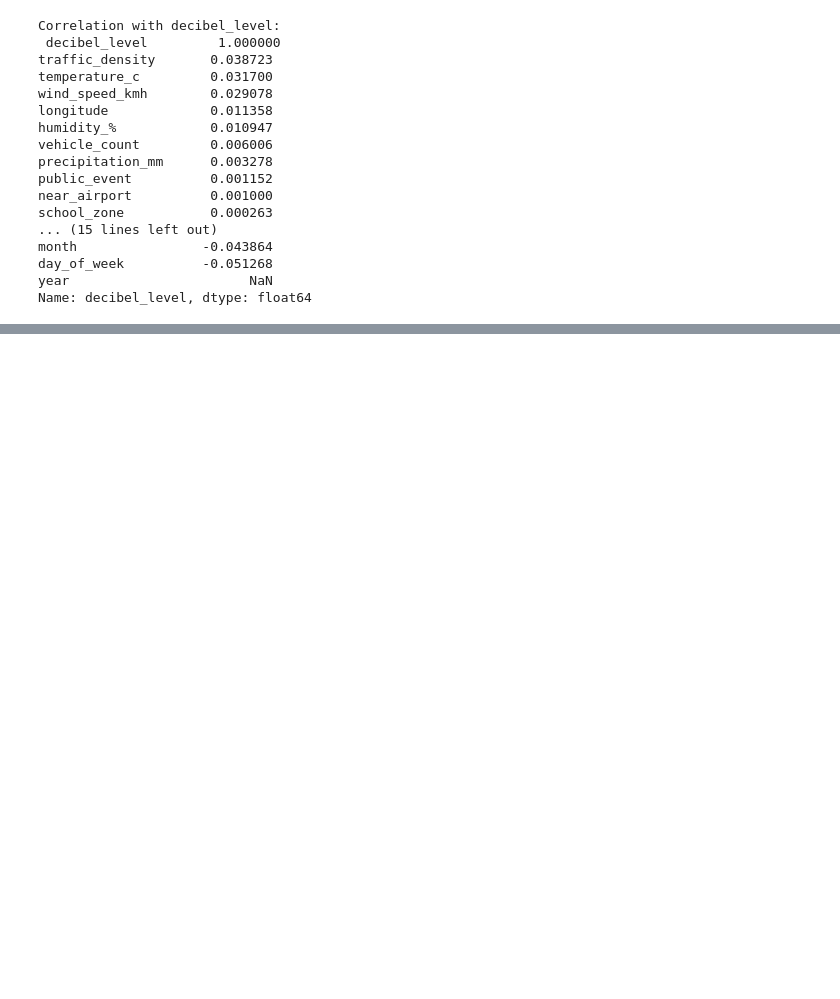
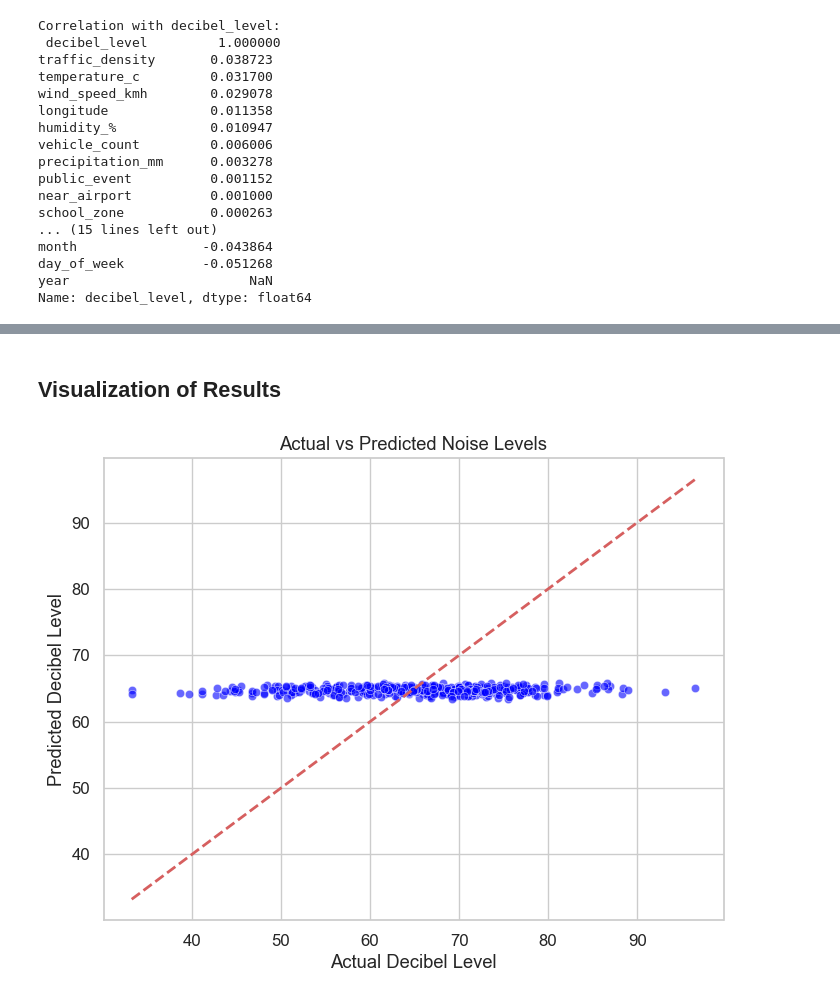
Before and after one commit to sanodyaJinadasa/Urban-noise-analysis, a Jupyter notebook: Analysis.ipynb, the cells around one changed output, grey strips where cells are left out. Drawn from its saved outputs; the diff is of its cells as text; code cells hidden in the pictures; blank space fills up the shorter version.

```diff
--- a/Analysis.ipynb
+++ b/Analysis.ipynb
@@ -356,0 +434,12 @@ Name: decibel_level, dtype: float64
+# %% [markdown]
+## Visualization of Results
+# %%
+plt.figure(figsize=(8, 6))
+sns.scatterplot(x=y_test, y=y_pred, color="blue", alpha=0.6)
+plt.xlabel("Actual Decibel Level")
+plt.ylabel("Predicted Decibel Level")
+plt.title("Actual vs Predicted Noise Levels")
+plt.plot([y_test.min(), y_test.max()], [y_test.min(), y_test.max()], 'r--', lw=2)  # ideal line
+plt.show()
+# %% [output]
+[figure, added]
```
Also changed, not shown: parts of 17 cells of this notebook.
